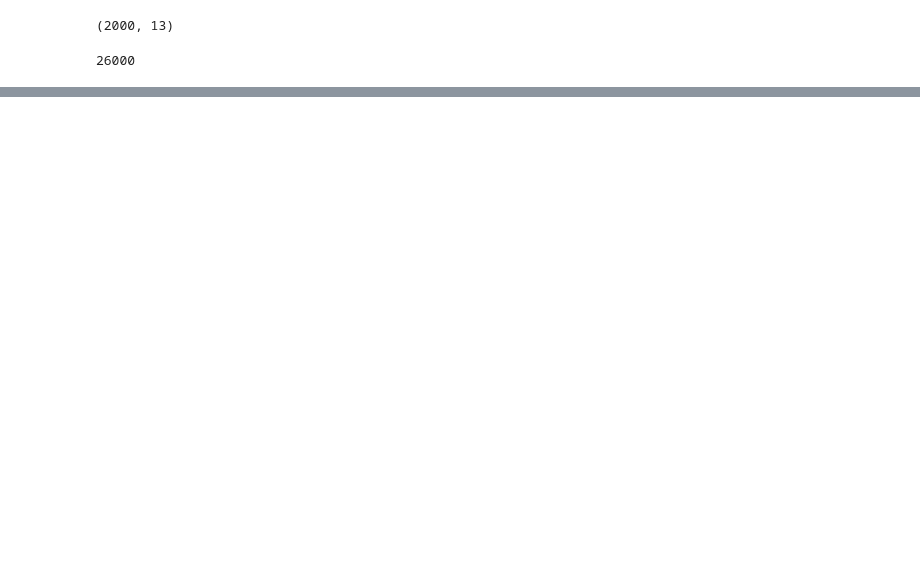
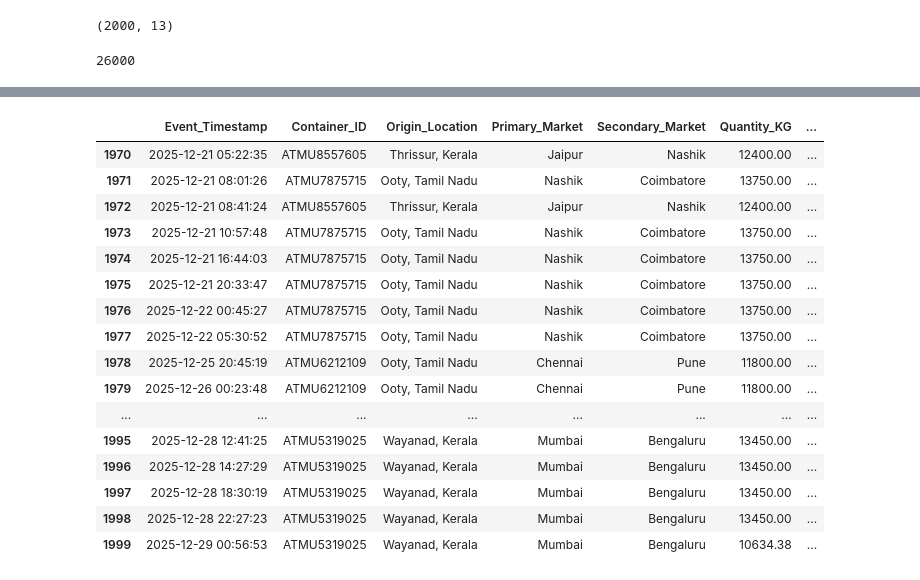
Before and after one commit to Midhunghosh/Micro-Climate-Arbitrage-Analytics, a Jupyter notebook: Untitled.ipynb, the cells around one changed output, grey strips where cells are left out. Drawn from its saved outputs; the diff is of its cells as text; code cells hidden in the pictures; blank space fills up the shorter version.

```diff
--- a/Untitled.ipynb
+++ b/Untitled.ipynb
@@ -208,0 +204,20 @@ Vibration_G
+# %%
+df.tail(30)
+# %% [output]
+|  | Event_Timestamp | Container_ID | Origin_Location | Primary_Market | Secondary_Market | Quantity_KG | ... |
+| 1970 | 2025-12-21 05:22:35 | ATMU8557605 | Thrissur, Kerala | Jaipur | Nashik | 12400.00 | ... |
+| 1971 | 2025-12-21 08:01:26 | ATMU7875715 | Ooty, Tamil Nadu | Nashik | Coimbatore | 13750.00 | ... |
+| 1972 | 2025-12-21 08:41:24 | ATMU8557605 | Thrissur, Kerala | Jaipur | Nashik | 12400.00 | ... |
+| 1973 | 2025-12-21 10:57:48 | ATMU7875715 | Ooty, Tamil Nadu | Nashik | Coimbatore | 13750.00 | ... |
+| 1974 | 2025-12-21 16:44:03 | ATMU7875715 | Ooty, Tamil Nadu | Nashik | Coimbatore | 13750.00 | ... |
+| 1975 | 2025-12-21 20:33:47 | ATMU7875715 | Ooty, Tamil Nadu | Nashik | Coimbatore | 13750.00 | ... |
+| 1976 | 2025-12-22 00:45:27 | ATMU7875715 | Ooty, Tamil Nadu | Nashik | Coimbatore | 13750.00 | ... |
+| 1977 | 2025-12-22 05:30:52 | ATMU7875715 | Ooty, Tamil Nadu | Nashik | Coimbatore | 13750.00 | ... |
+| 1978 | 2025-12-25 20:45:19 | ATMU6212109 | Ooty, Tamil Nadu | Chennai | Pune | 11800.00 | ... |
+| 1979 | 2025-12-26 00:23:48 | ATMU6212109 | Ooty, Tamil Nadu | Chennai | Pune | 11800.00 | ... |
+| ... | ... | ... | ... | ... | ... | ... | ... |
+| 1995 | 2025-12-28 12:41:25 | ATMU5319025 | Wayanad, Kerala | Mumbai | Bengaluru | 13450.00 | ... |
+| 1996 | 2025-12-28 14:27:29 | ATMU5319025 | Wayanad, Kerala | Mumbai | Bengaluru | 13450.00 | ... |
+| 1997 | 2025-12-28 18:30:19 | ATMU5319025 | Wayanad, Kerala | Mumbai | Bengaluru | 13450.00 | ... |
+| 1998 | 2025-12-28 22:27:23 | ATMU5319025 | Wayanad, Kerala | Mumbai | Bengaluru | 13450.00 | ... |
+| 1999 | 2025-12-29 00:56:53 | ATMU5319025 | Wayanad, Kerala | Mumbai | Bengaluru | 10634.38 | ... |
```
Also changed, not shown: parts of 27 cells of this notebook.
